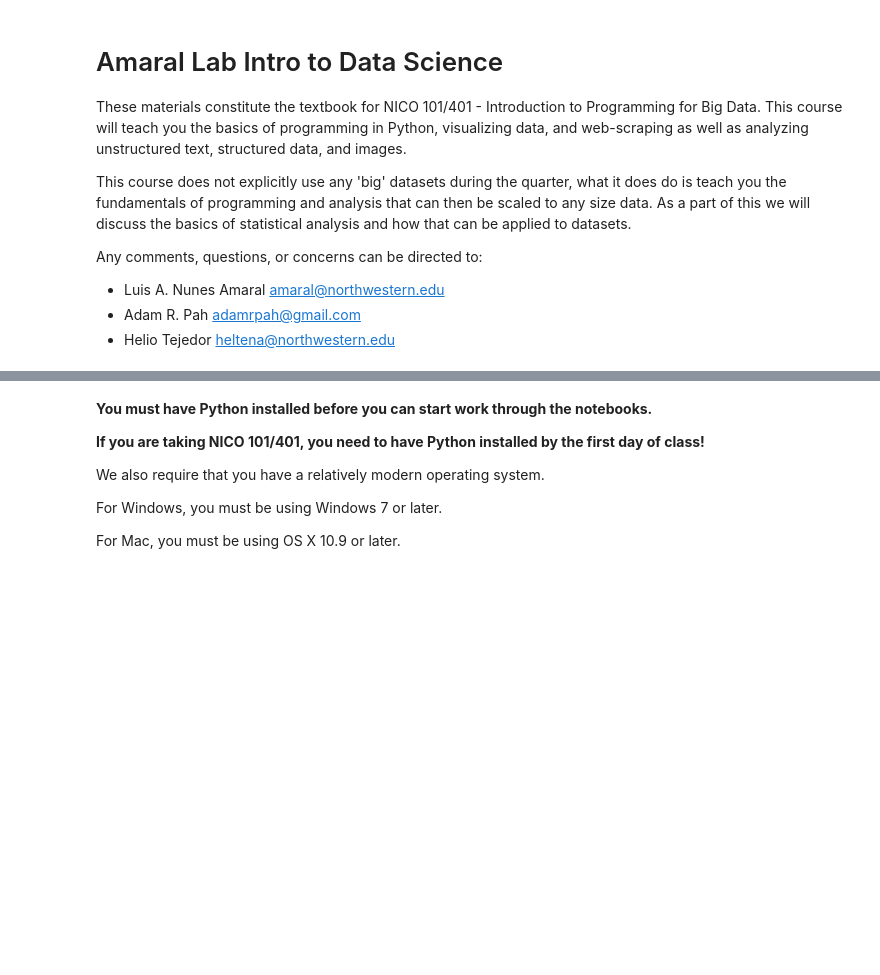
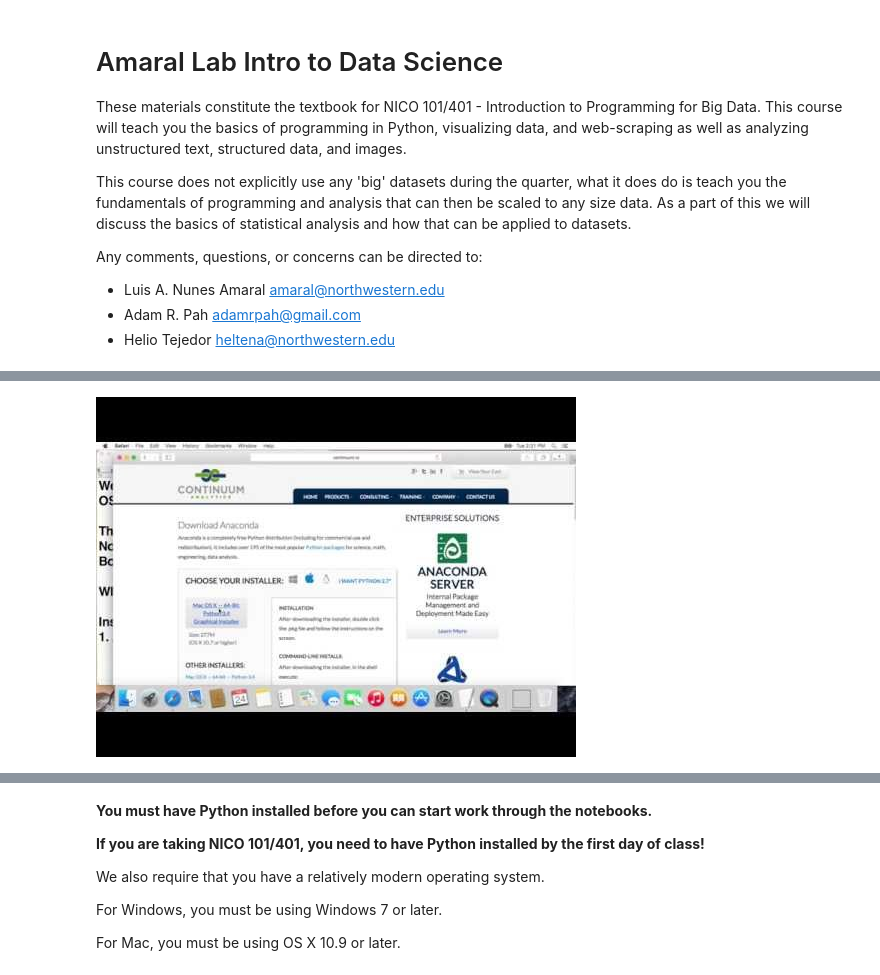
Before and after one commit to amarallab/Amaral_Lab_Intro_to_Data_Science, a Jupyter notebook: Start here.ipynb, the cells around one changed output, grey strips where cells are left out. Saved outputs shown, nothing was run; the diff lists cells and outputs as text; code cells hidden in the pictures; blank space fills up the shorter version.

```diff
--- a/Start here.ipynb
+++ b/Start here.ipynb
@@ -33,0 +26,7 @@ You can also watch this
+# %%
+## FOR OS X
+
+vid = YouTubeVideo('UQhOyZXHkxI', width = 600)
+display(vid)
+# %% [output]
+[figure, added]
```
Also changed, not shown: parts of 7 cells of this notebook, 1 other file.
